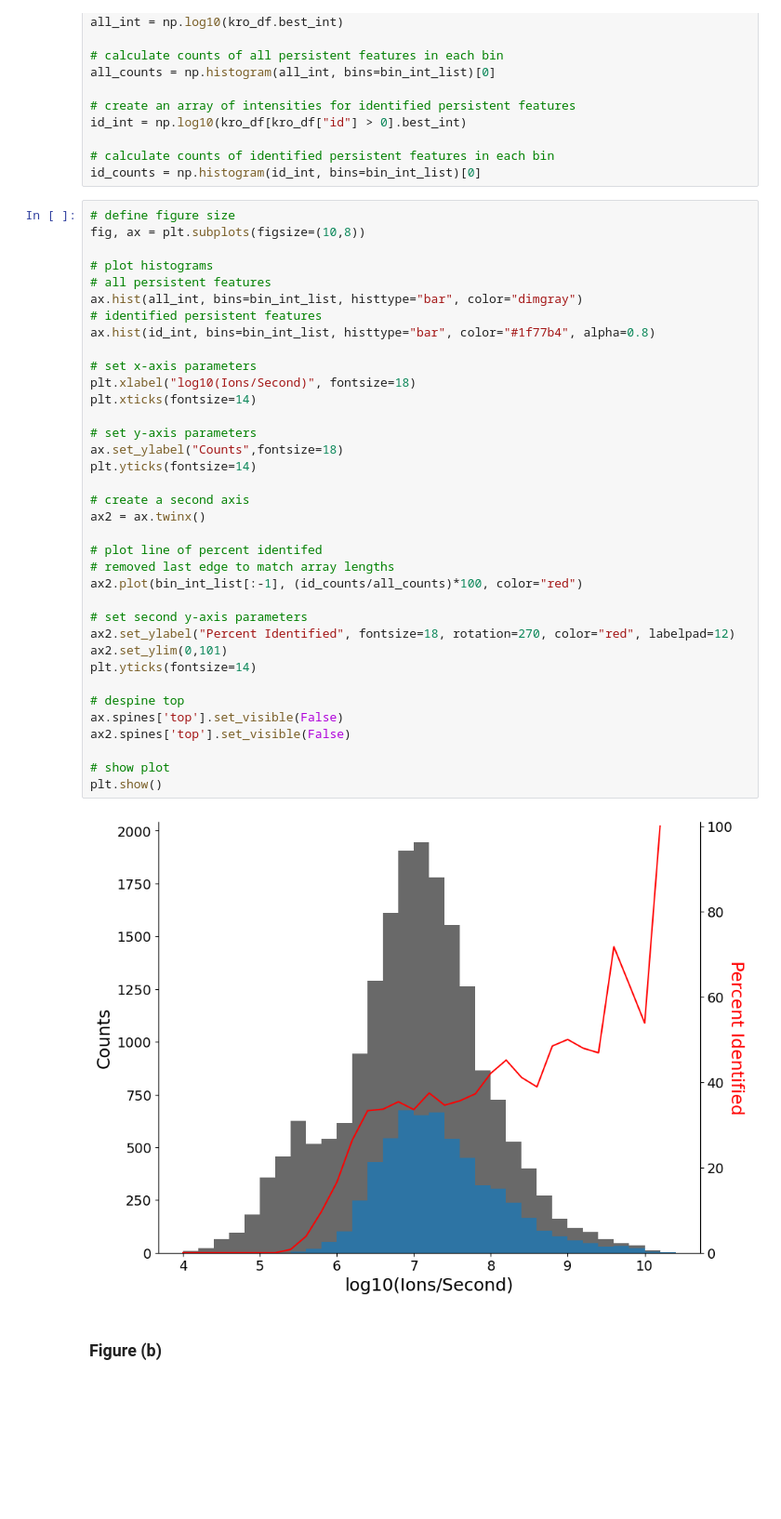
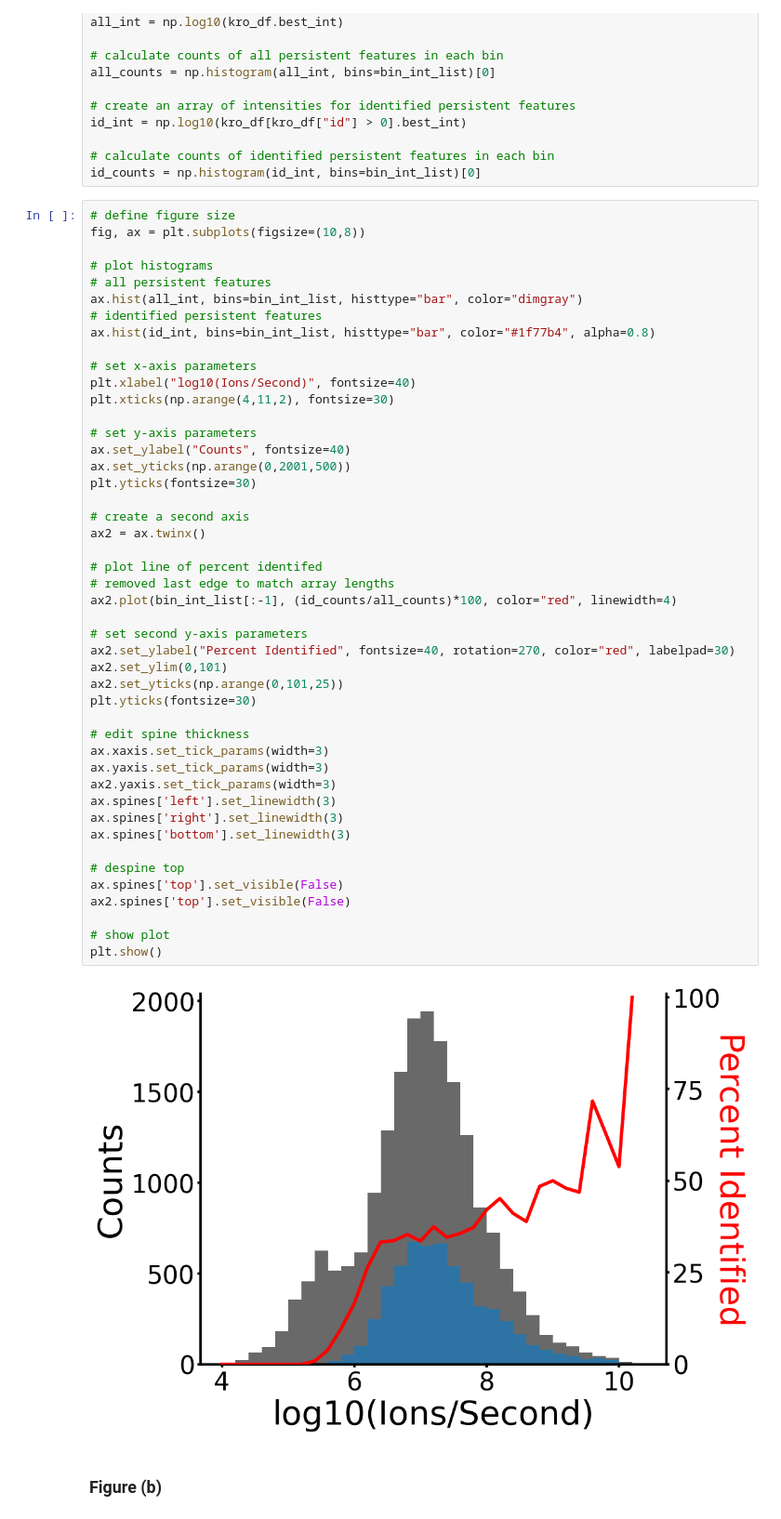
Before and after one commit to uw-maccosslab/single_molecule_counting, a Jupyter notebook: 2022_Single_Molecule_Counting.ipynb, the cells around one changed output. Shown at 93% size. Saved outputs shown, nothing was run; the diff lists cells and outputs as text; blank space fills up the shorter version.

```diff
--- a/2022_Single_Molecule_Counting.ipynb
+++ b/2022_Single_Molecule_Counting.ipynb
@@ -297,41 +296,51 @@ id_counts = np.histogram(id_int, bins=bin_int_list)[0]
 # %%
 # define figure size
 fig, ax = plt.subplots(figsize=(10,8))
 
 # plot histograms
 # all persistent features
 ax.hist(all_int, bins=bin_int_list, histtype="bar", color="dimgray")
 # identified persistent features
 ax.hist(id_int, bins=bin_int_list, histtype="bar", color="#1f77b4", alpha=0.8)
 
 # set x-axis parameters
-plt.xlabel("log10(Ions/Second)", fontsize=18)
-plt.xticks(fontsize=14)
+plt.xlabel("log10(Ions/Second)", fontsize=40)
+plt.xticks(np.arange(4,11,2), fontsize=30)
 
 # set y-axis parameters
-ax.set_ylabel("Counts",fontsize=18)
-plt.yticks(fontsize=14)
+ax.set_ylabel("Counts", fontsize=40)
+ax.set_yticks(np.arange(0,2001,500))
+plt.yticks(fontsize=30)
 
 # create a second axis
 ax2 = ax.twinx()
 
 # plot line of percent identifed
 # removed last edge to match array lengths
-ax2.plot(bin_int_list[:-1], (id_counts/all_counts)*100, color="red")
+ax2.plot(bin_int_list[:-1], (id_counts/all_counts)*100, color="red", linewidth=4)
 
 # set second y-axis parameters
-ax2.set_ylabel("Percent Identified", fontsize=18, rotation=270, color="red", labelpad=12)
+ax2.set_ylabel("Percent Identified", fontsize=40, rotation=270, color="red", labelpad=30)
 ax2.set_ylim(0,101)
-plt.yticks(fontsize=14)
+ax2.set_yticks(np.arange(0,101,25))
+plt.yticks(fontsize=30)
+
+# edit spine thickness
+ax.xaxis.set_tick_params(width=3)
+ax.yaxis.set_tick_params(width=3)
+ax2.yaxis.set_tick_params(width=3)
+ax.spines['left'].set_linewidth(3)
+ax.spines['right'].set_linewidth(3)
+ax.spines['bottom'].set_linewidth(3)
 
 # despine top
 ax.spines['top'].set_visible(False)
 ax2.spines['top'].set_visible(False)
 
 # show plot
 plt.show()
 # %% [output]
-[figure, old version]
+[figure, new version]
 # %% [markdown]
 ### Figure (b)
 # %%
```
Also changed, not shown: parts of 17 cells of this notebook, 5 other files.
